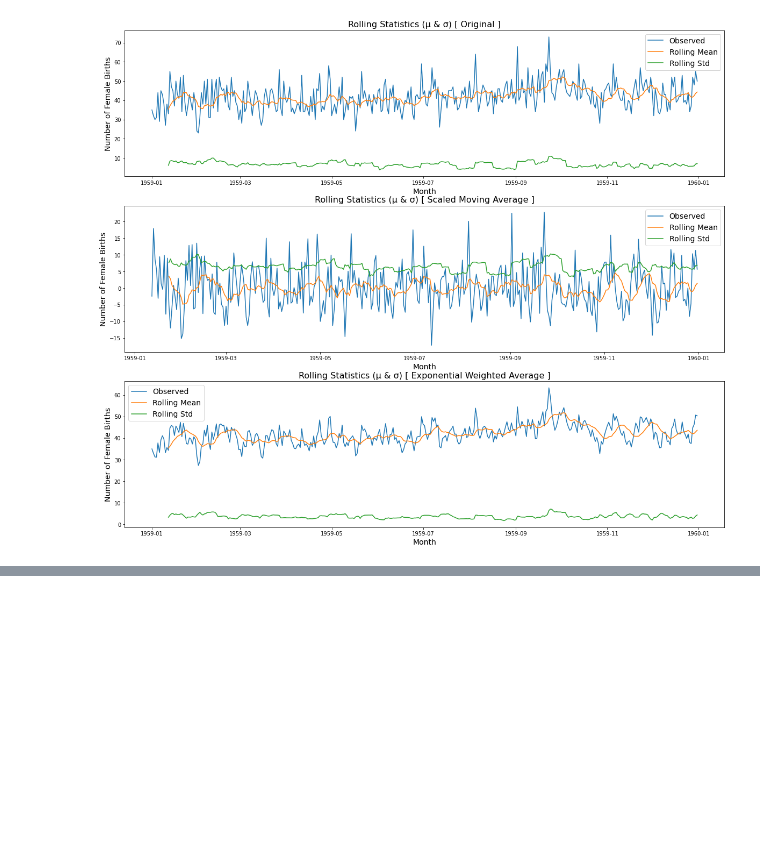
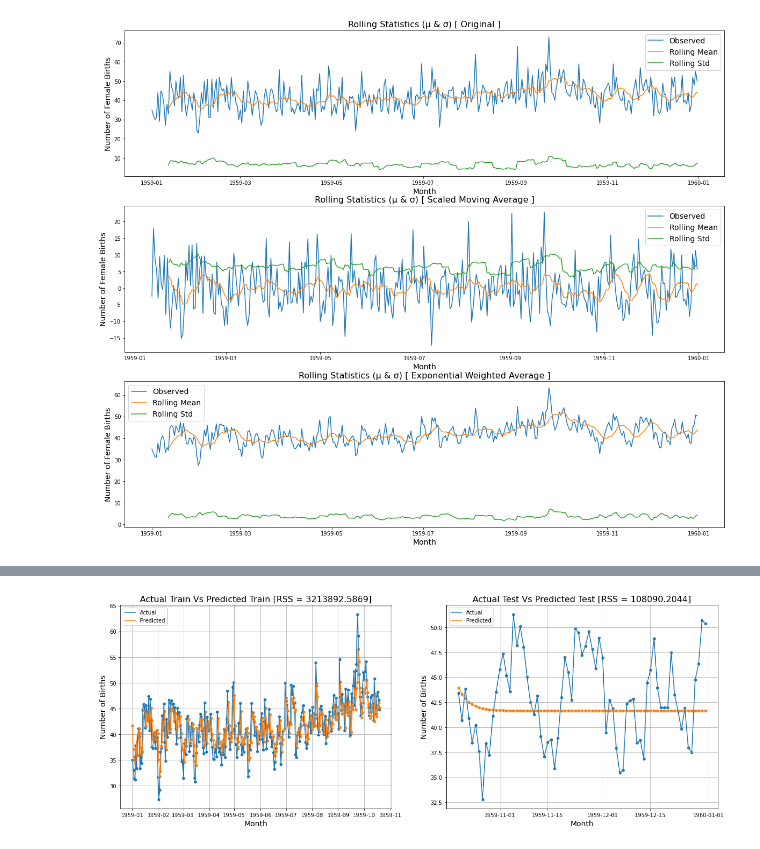
Before and after one commit to PKohli876/Machine-Learning---Time-Series-project, a Jupyter notebook: Time_Series_ML_Intermediate_project.ipynb, the cells around one changed output, grey strips where cells are left out. Cells and saved outputs as stored; diff of their text form; code cells hidden in the pictures; blank space fills up the shorter version.

```diff
--- a/Time_Series_ML_Intermediate_project.ipynb
+++ b/Time_Series_ML_Intermediate_project.ipynb
@@ -316,0 +435,29 @@ We can see that exp moving average has imporved Test stats , but we still have a
+# %%
+def actual_vs_predicted(actual_data, predicted_data, title):
+
+  # Plotting Actual Data
+  sns.lineplot(x=actual_data.index, y=actual_data.values.flatten())
+  sns.scatterplot(x=actual_data.index, y=actual_data.values.flatten())
+
+  # Plotting Predicted Data
+  sns.lineplot(x=predicted_data.index, y=predicted_data.values)
+  sns.scatterplot(x=predicted_data.index, y=predicted_data.values)
+
+  # Estimating RSS
+  rss_value = np.sum(np.square(actual_data.values - predicted_data.values))
+
+  # Modifying formatting
+  plt.xlabel(xlabel='Month', size=14)
+  plt.ylabel(ylabel='Number of Births', size=14)
+  plt.title(label=title +' [RSS = {:.4f}]'.format(rss_value), size=16)
+  plt.legend(labels=['Actual', 'Predicted'])
+  plt.grid(b=True, which='both')
+# %%
+#ARMA
+model = ARIMA(train, order=(1, 0, 1)) # p=1, d=0, q=1
+model_fit = model.fit()
+predicted = model_fit.predict(start=len(train), end=len(train) + len(test) - 1)
+print('-----------------------------------------------------------------------')
+print('Coefficients:')
+print(model_fit.params)
+print('-----------------------------------------------------------------------')
@@ -316,0 +473,12 @@ We can see that exp moving average has imporved Test stats , but we still have a
+# %%
+figure = plt.figure(figsize=[20, 7])
+
+plt.subplot(1, 2, 1)
+actual_vs_predicted(train, model_fit.fittedvalues, title='Actual Train Vs Predicted Train')
+
+plt.subplot(1, 2, 2)
+actual_vs_predicted(test, predicted, title='Actual Test Vs Predicted Test')
+
+plt.show()
+# %% [output]
+[figure, added]
```
Also changed, not shown: parts of 22 cells of this notebook.
